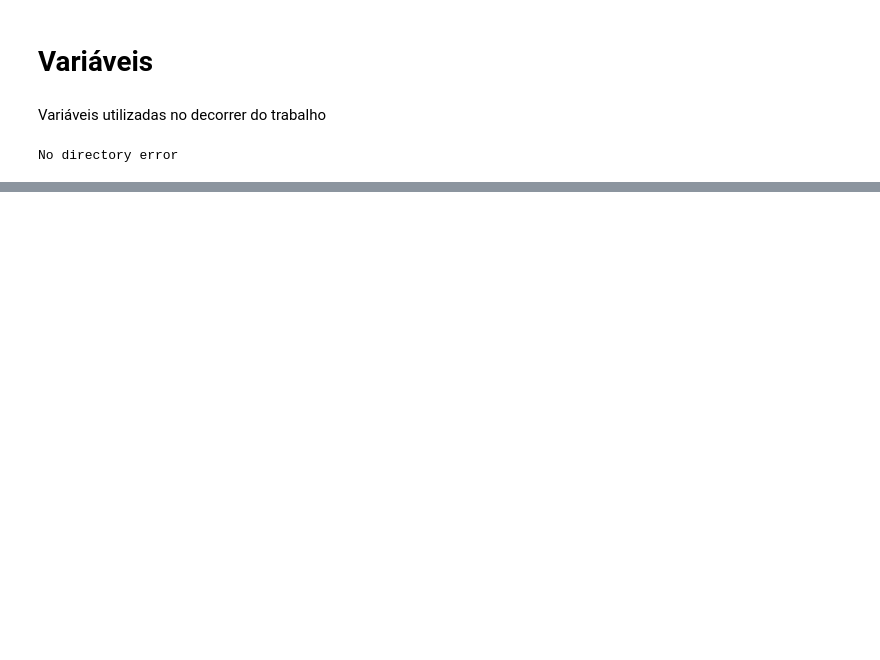
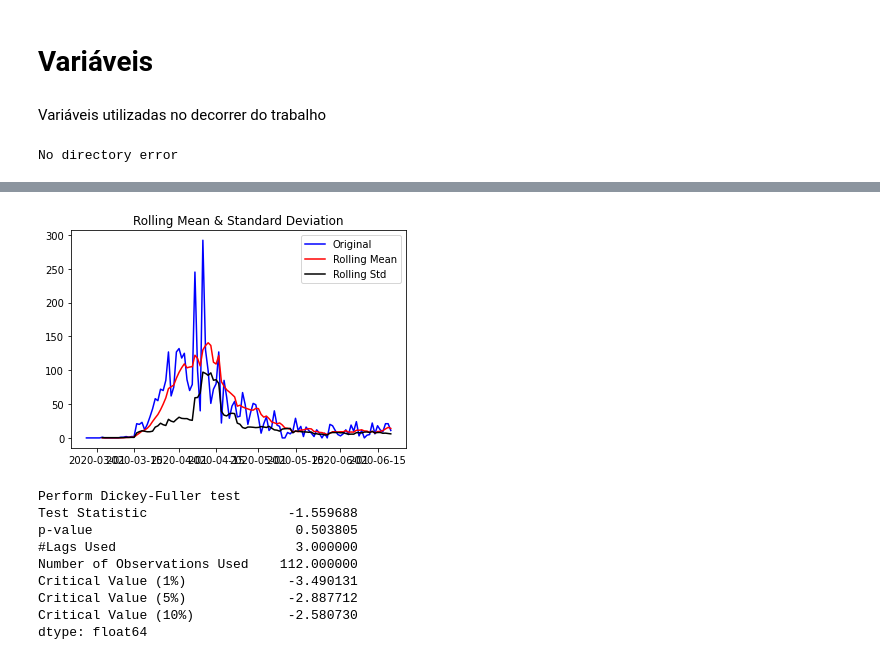
Before and after one commit to xRAFPx/AAII, a Jupyter notebook: Model.ipynb, the cells around one changed output, grey strips where cells are left out. Saved outputs shown, nothing was run; the diff lists cells and outputs as text; code cells hidden in the pictures; blank space fills up the shorter version.

```diff
--- a/Model.ipynb
+++ b/Model.ipynb
@@ -504,0 +492,13 @@ NameError: ignored
+# %%
+dickerFuller_test(df_centro)
+# %% [output]
+[figure, added]
+Perform Dickey-Fuller test
+Test Statistic                  -1.559688
+p-value                          0.503805
+#Lags Used                       3.000000
+Number of Observations Used    112.000000
+Critical Value (1%)             -3.490131
+Critical Value (5%)             -2.887712
+Critical Value (10%)            -2.580730
+dtype: float64
```
Also changed, not shown: parts of 173 cells of this notebook.
